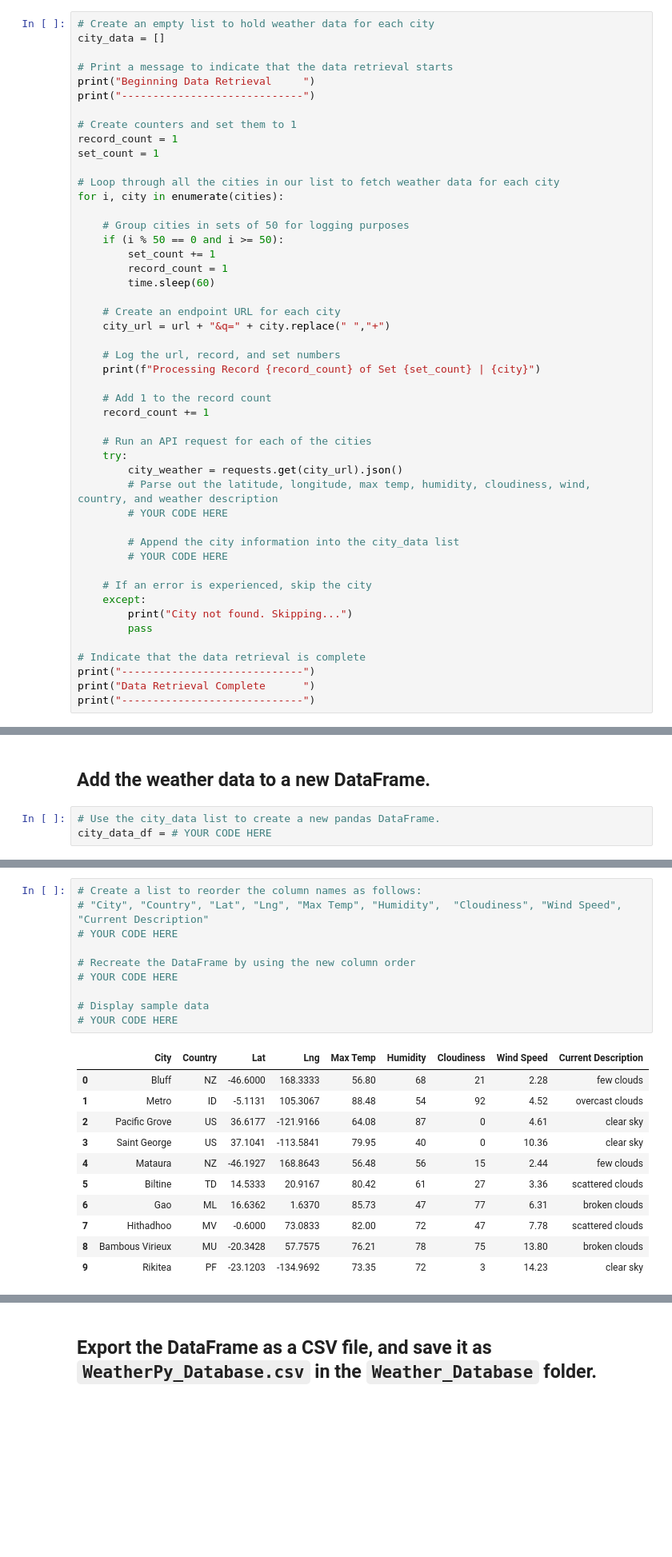
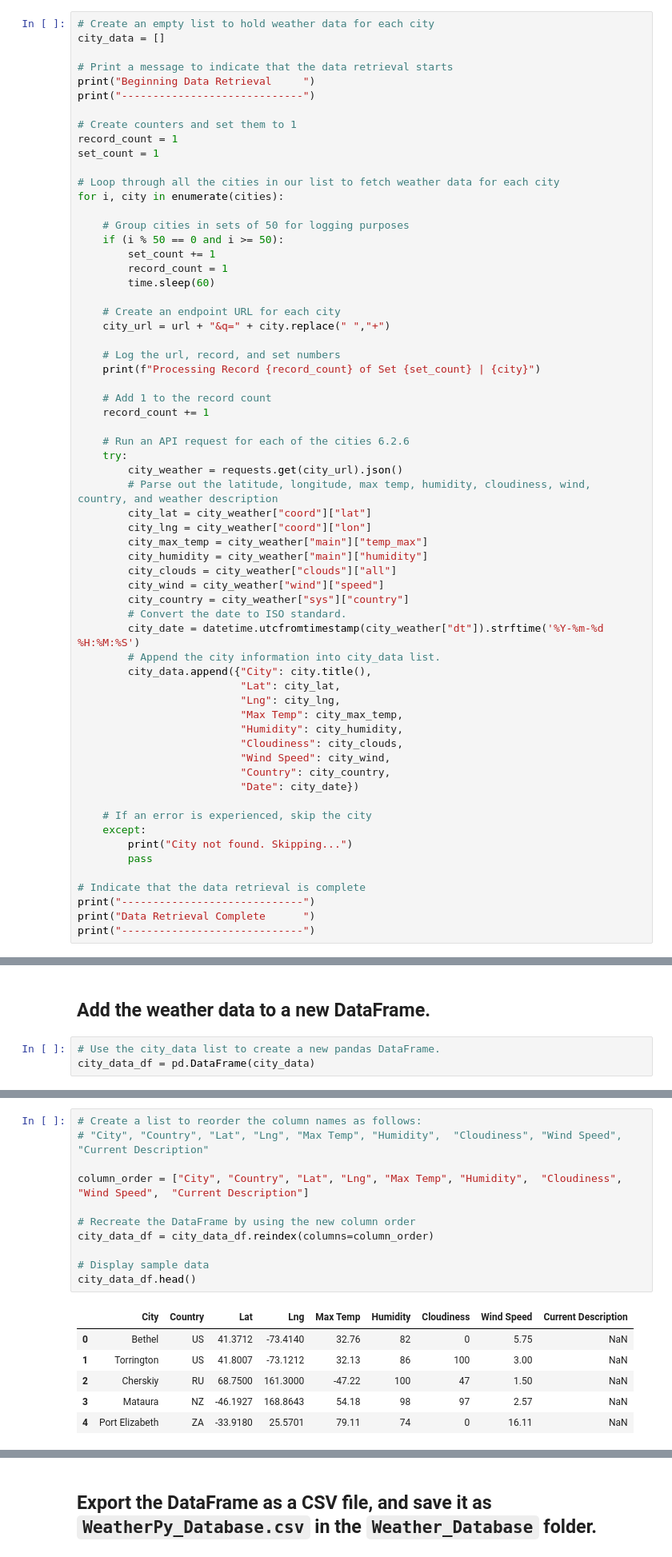
Before and after one commit to aahudson/Weather_Database, a Jupyter notebook: Weather_Database.ipynb, the cells around one changed output, grey strips where cells are left out. Shown: that part at 80% size. Saved outputs shown, nothing was run; the diff lists cells and outputs as text; blank space fills up the shorter version.

```diff
--- a/Weather_Database.ipynb
+++ b/Weather_Database.ipynb
@@ -158,14 +156,29 @@ for i, city in enumerate(cities):
     # Add 1 to the record count
     record_count += 1
 
-    # Run an API request for each of the cities
+    # Run an API request for each of the cities 6.2.6
     try:
         city_weather = requests.get(city_url).json()
         # Parse out the latitude, longitude, max temp, humidity, cloudiness, wind, country, and weather description
-        # YOUR CODE HERE
-
-        # Append the city information into the city_data list
-        # YOUR CODE HERE
+        city_lat = city_weather["coord"]["lat"]
+        city_lng = city_weather["coord"]["lon"]
+        city_max_temp = city_weather["main"]["temp_max"]
+        city_humidity = city_weather["main"]["humidity"]
+        city_clouds = city_weather["clouds"]["all"]
+        city_wind = city_weather["wind"]["speed"]
+        city_country = city_weather["sys"]["country"]
+        # Convert the date to ISO standard.
+        city_date = datetime.utcfromtimestamp(city_weather["dt"]).strftime('%Y-%m-%d %H:%M:%S')
+        # Append the city information into city_data list.
+        city_data.append({"City": city.title(),
+                          "Lat": city_lat,
+                          "Lng": city_lng,
+                          "Max Temp": city_max_temp,
+                          "Humidity": city_humidity,
+                          "Cloudiness": city_clouds,
+                          "Wind Speed": city_wind,
+                          "Country": city_country,
+                          "Date": city_date})
 
     # If an error is experienced, skip the city
     except:
@@ -203,7 +216,7 @@ len(city_data)
 ## Add the weather data to a new DataFrame.
 # %%
 # Use the city_data list to create a new pandas DataFrame.
-city_data_df = # YOUR CODE HERE
+city_data_df = pd.DataFrame(city_data)
 # %%
 # Display sample data
 city_data_df.head(10)
@@ -229,24 +242,20 @@ Index(['City', 'Lat', 'Lng', 'Max Temp', 'Current Description', 'Humidity',
 # %%
 # Create a list to reorder the column names as follows:
 # "City", "Country", "Lat", "Lng", "Max Temp", "Humidity",  "Cloudiness", "Wind Speed",  "Current Description"
-# YOUR CODE HERE
+
+column_order = ["City", "Country", "Lat", "Lng", "Max Temp", "Humidity",  "Cloudiness", "Wind Speed",  "Current Description"]
 
 # Recreate the DataFrame by using the new column order
-# YOUR CODE HERE
+city_data_df = city_data_df.reindex(columns=column_order)
 
 # Display sample data
-# YOUR CODE HERE
+city_data_df.head()
 # %% [output]
 |  | City | Country | Lat | Lng | Max Temp | Humidity | Cloudiness | Wind Speed | Current Description |
-| 0 | Bluff | NZ | -46.6000 | 168.3333 | 56.80 | 68 | 21 | 2.28 | few clouds |
-| 1 | Metro | ID | -5.1131 | 105.3067 | 88.48 | 54 | 92 | 4.52 | overcast clouds |
-| 2 | Pacific Grove | US | 36.6177 | -121.9166 | 64.08 | 87 | 0 | 4.61 | clear sky |
-| 3 | Saint George | US | 37.1041 | -113.5841 | 79.95 | 40 | 0 | 10.36 | clear sky |
-| 4 | Mataura | NZ | -46.1927 | 168.8643 | 56.48 | 56 | 15 | 2.44 | few clouds |
-| 5 | Biltine | TD | 14.5333 | 20.9167 | 80.42 | 61 | 27 | 3.36 | scattered clouds |
-| 6 | Gao | ML | 16.6362 | 1.6370 | 85.73 | 47 | 77 | 6.31 | broken clouds |
-| 7 | Hithadhoo | MV | -0.6000 | 73.0833 | 82.00 | 72 | 47 | 7.78 | scattered clouds |
-| 8 | Bambous Virieux | MU | -20.3428 | 57.7575 | 76.21 | 78 | 75 | 13.80 | broken clouds |
-| 9 | Rikitea | PF | -23.1203 | -134.9692 | 73.35 | 72 | 3 | 14.23 | clear sky |
+| 0 | Bethel | US | 41.3712 | -73.4140 | 32.76 | 82 | 0 | 5.75 | NaN |
+| 1 | Torrington | US | 41.8007 | -73.1212 | 32.13 | 86 | 100 | 3.00 | NaN |
+| 2 | Cherskiy | RU | 68.7500 | 161.3000 | -47.22 | 100 | 47 | 1.50 | NaN |
+| 3 | Mataura | NZ | -46.1927 | 168.8643 | 54.18 | 98 | 97 | 2.57 | NaN |
+| 4 | Port Elizabeth | ZA | -33.9180 | 25.5701 | 79.11 | 74 | 0 | 16.11 | NaN |
 # %%
 # Display the data types of each column by using the dtypes Pandas function
```
Also changed, not shown: parts of 11 cells of this notebook, 3 other files.
